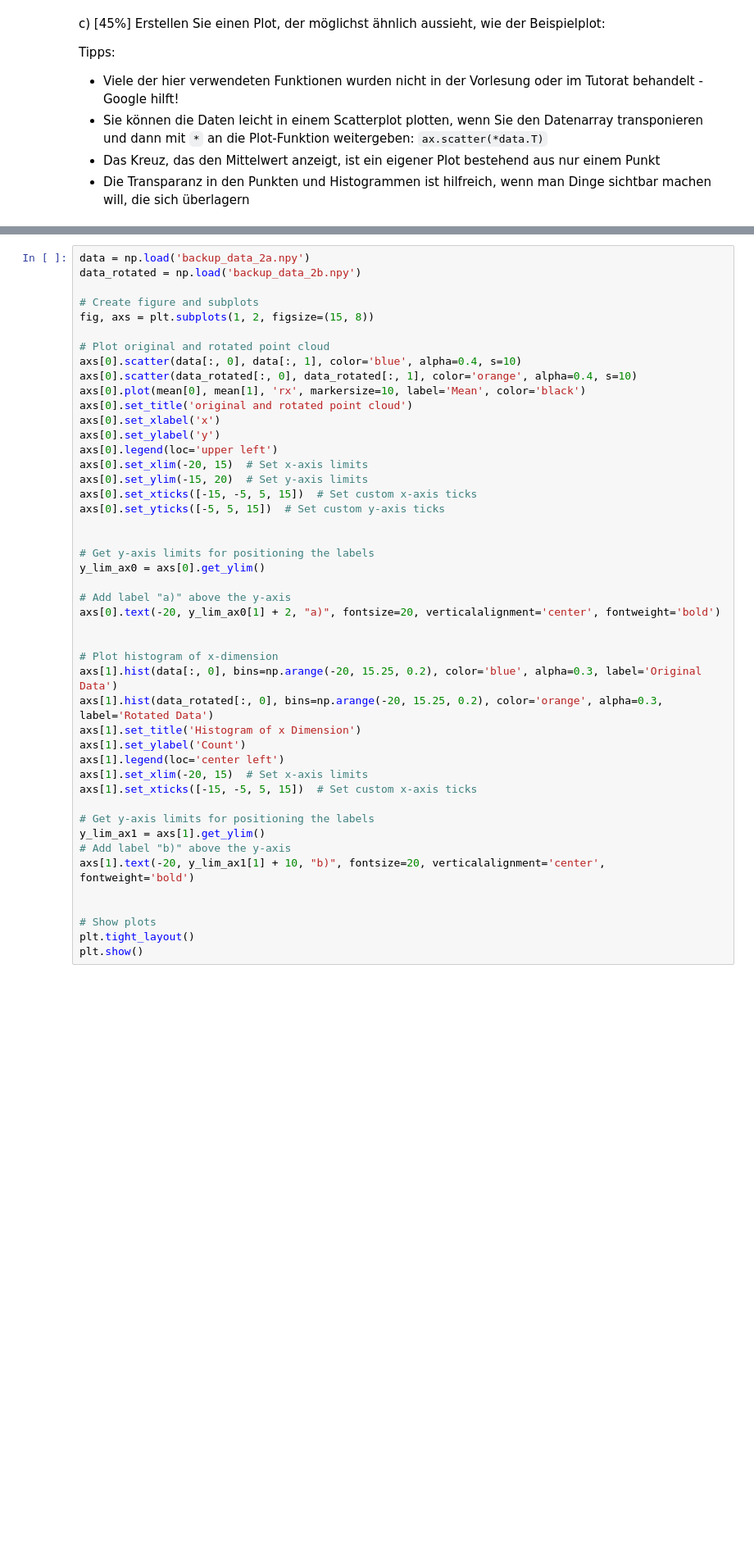
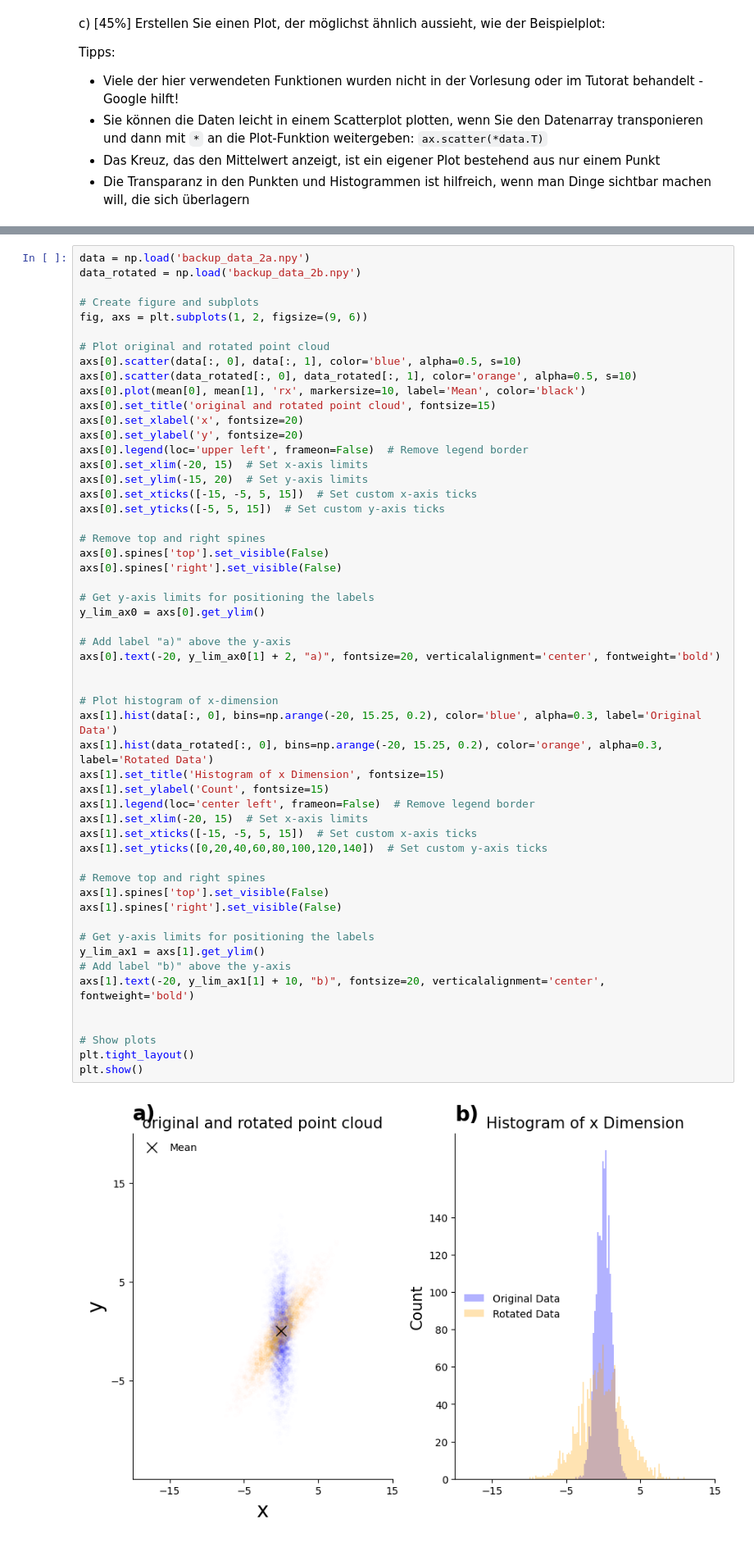
Before and after one commit to dfgsteam/data-science_basics, a Jupyter notebook: week03/3 2.5/Solutions.ipynb, the cells around one changed output, grey strips where cells are left out. Shown: that part at 82% size. Drawn from its saved outputs; the diff is of its cells as text; blank space fills up the shorter version.

Commit message:
fontsize change, axis top and right gone

```diff
--- a/week03/3 2.5/Solutions.ipynb
+++ b/week03/3 2.5/Solutions.ipynb
@@ -167,44 +210,54 @@ data = np.load('backup_data_2a.npy')
 data_rotated = np.load('backup_data_2b.npy')
 
 # Create figure and subplots
-fig, axs = plt.subplots(1, 2, figsize=(15, 8))
+fig, axs = plt.subplots(1, 2, figsize=(9, 6))
 
 # Plot original and rotated point cloud
-axs[0].scatter(data[:, 0], data[:, 1], color='blue', alpha=0.4, s=10)
-axs[0].scatter(data_rotated[:, 0], data_rotated[:, 1], color='orange', alpha=0.4, s=10)
+axs[0].scatter(data[:, 0], data[:, 1], color='blue', alpha=0.5, s=10)
+axs[0].scatter(data_rotated[:, 0], data_rotated[:, 1], color='orange', alpha=0.5, s=10)
 axs[0].plot(mean[0], mean[1], 'rx', markersize=10, label='Mean', color='black')
-axs[0].set_title('original and rotated point cloud')
-axs[0].set_xlabel('x')
-axs[0].set_ylabel('y')
-axs[0].legend(loc='upper left')
+axs[0].set_title('original and rotated point cloud', fontsize=15)
+axs[0].set_xlabel('x', fontsize=20)
+axs[0].set_ylabel('y', fontsize=20)
+axs[0].legend(loc='upper left', frameon=False)  # Remove legend border
 axs[0].set_xlim(-20, 15)  # Set x-axis limits
 axs[0].set_ylim(-15, 20)  # Set y-axis limits
 axs[0].set_xticks([-15, -5, 5, 15])  # Set custom x-axis ticks
 axs[0].set_yticks([-5, 5, 15])  # Set custom y-axis ticks
 
+# Remove top and right spines
+axs[0].spines['top'].set_visible(False)
+axs[0].spines['right'].set_visible(False)
 
 # Get y-axis limits for positioning the labels
 y_lim_ax0 = axs[0].get_ylim()
 
 # Add label "a)" above the y-axis
 axs[0].text(-20, y_lim_ax0[1] + 2, "a)", fontsize=20, verticalalignment='center', fontweight='bold')
 
 
 # Plot histogram of x-dimension
 axs[1].hist(data[:, 0], bins=np.arange(-20, 15.25, 0.2), color='blue', alpha=0.3, label='Original Data')
 axs[1].hist(data_rotated[:, 0], bins=np.arange(-20, 15.25, 0.2), color='orange', alpha=0.3, label='Rotated Data')
-axs[1].set_title('Histogram of x Dimension')
-axs[1].set_ylabel('Count')
-axs[1].legend(loc='center left')
+axs[1].set_title('Histogram of x Dimension', fontsize=15)
+axs[1].set_ylabel('Count', fontsize=15)
+axs[1].legend(loc='center left', frameon=False)  # Remove legend border
 axs[1].set_xlim(-20, 15)  # Set x-axis limits
 axs[1].set_xticks([-15, -5, 5, 15])  # Set custom x-axis ticks
+axs[1].set_yticks([0,20,40,60,80,100,120,140])  # Set custom y-axis ticks
+
+# Remove top and right spines
+axs[1].spines['top'].set_visible(False)
+axs[1].spines['right'].set_visible(False)
 
 # Get y-axis limits for positioning the labels
 y_lim_ax1 = axs[1].get_ylim()
 # Add label "b)" above the y-axis
 axs[1].text(-20, y_lim_ax1[1] + 10, "b)", fontsize=20, verticalalignment='center', fontweight='bold')
 
 
 # Show plots
 plt.tight_layout()
 plt.show()
+# %% [output]
+[figure, added]
```
Also changed, not shown: parts of 6 cells of this notebook.
